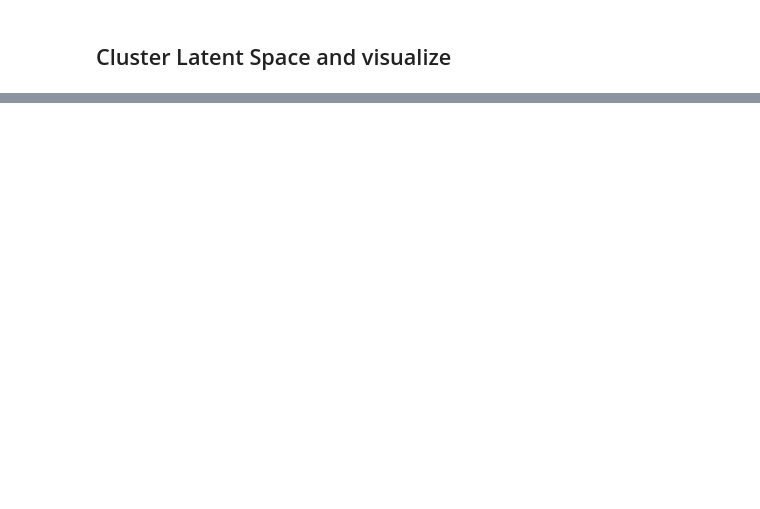
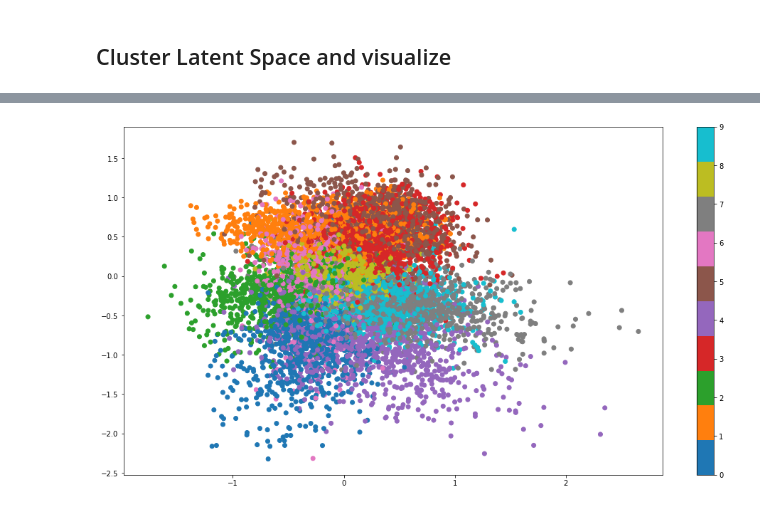
Before and after one commit to gourav10/autoencoder_embedding, a Jupyter notebook: mnist_autoencoder.ipynb, the cells around one changed output, grey strips where cells are left out. Saved outputs shown, nothing was run; the diff lists cells and outputs as text; code cells hidden in the pictures; blank space fills up the shorter version.

```diff
--- a/mnist_autoencoder.ipynb
+++ b/mnist_autoencoder.ipynb
@@ -192,0 +323,2 @@ util.cluster_latent_space(tsne, embeddings_df)
+# %%
+encoder, decoder = eng2.get_autoencoder()
@@ -192,0 +343,17 @@ util.cluster_latent_space(tsne, embeddings_df)
+# %%
+### Define the loss function
+loss_fn = torch.nn.MSELoss()
+
+### Define an optimizer (both for the encoder and the decoder!)
+lr= 0.001
+#lr = 0.0008 # Learning rate
+
+
+params_to_optimize = [
+    {'params': encoder.parameters()},
+    {'params': decoder.parameters()}
+]
+
+optim = torch.optim.Adam(params_to_optimize, lr=lr, weight_decay=1e-05)
+# %%
+loss_data = eng2.train_model(train_loader,valid_loader, loss_fn, optim)
@@ -192,0 +380,5 @@ util.cluster_latent_space(tsne, embeddings_df)
+# %%
+device = torch.device("cuda") if torch.cuda.is_available() else torch.device("cpu")
+# encoder = torch.load('/content/gdrive/MyDrive/CS7180/autoencoder_embedding/temp/best_decoder.pth')
+encoder, decoer = eng2.get_autoencoder()
+embeddings_df = util.get_latent_space_embeddings(test_data, device, encoder)
@@ -192,0 +394,4 @@ util.cluster_latent_space(tsne, embeddings_df)
+# %%
+util.visualize_embeddings_2D(embeddings_df['Enc. Variable 0'], embeddings_df['Enc. Variable 1'], embeddings_df.label)
+# %% [output]
+[figure, added]
```
Also changed, not shown: parts of 73 cells of this notebook.
